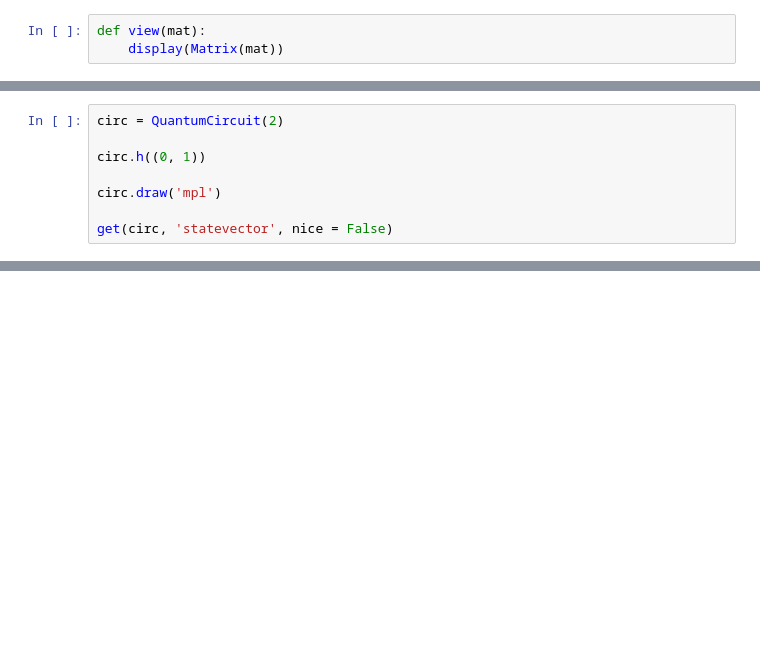
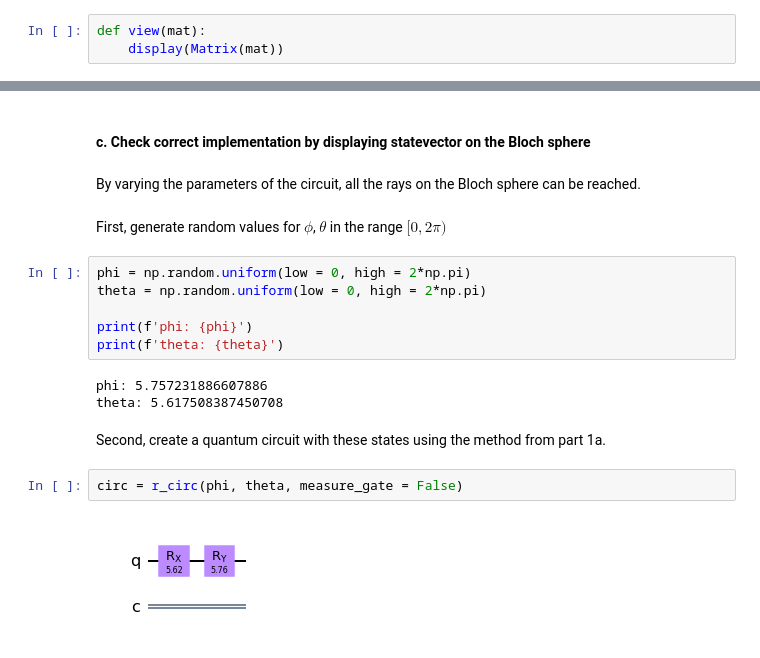
Before and after one commit to The-QuTrit/TheQuTritPublic, a Jupyter notebook: Assessment Task.ipynb, the cells around one changed output, grey strips where cells are left out. Cells and saved outputs as stored; diff of their text form; blank space fills up the shorter version.

```diff
--- a/Assessment Task.ipynb
+++ b/Assessment Task.ipynb
@@ -110,11 +145,3 @@ def get(circ, types = 'unitary', nice = True):
         display(Matrix(np.round(out, 10)))
     else:
         return out
-# %%
-circ = QuantumCircuit(2)
-
-circ.h((0, 1))
-
-circ.draw('mpl')
-
-get(circ, 'statevector', nice = False)
@@ -122,0 +443,21 @@ array([0.5+0.j, 0.5+0.j, 0.5+0.j, 0.5+0.j])
+# %% [markdown]
+#### c. Check correct implementation by displaying statevector on the Bloch sphere
+# %% [markdown]
+By varying the parameters of the circuit, all the rays on the Bloch sphere can be reached.
+# %% [markdown]
+First, generate random values for $\phi$, $\theta$ in the range $[0, 2\pi)$
+# %%
+phi = np.random.uniform(low = 0, high = 2*np.pi)
+theta = np.random.uniform(low = 0, high = 2*np.pi)
+
+print(f'phi: {phi}')
+print(f'theta: {theta}')
+# %% [output]
+phi: 5.757231886607886
+theta: 5.617508387450708
+# %% [markdown]
+Second, create a quantum circuit with these states using the method from part 1a.
+# %%
+circ = r_circ(phi, theta, measure_gate = False)
+# %% [output]
+[figure, added]
```
Also changed, not shown: parts of 83 cells of this notebook.
